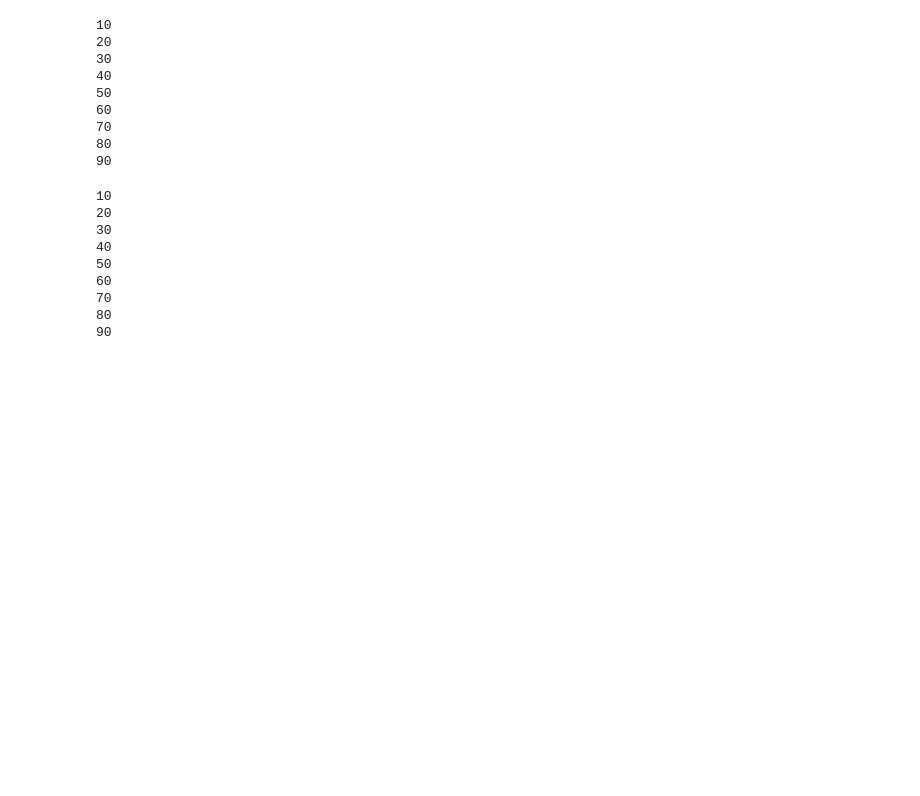
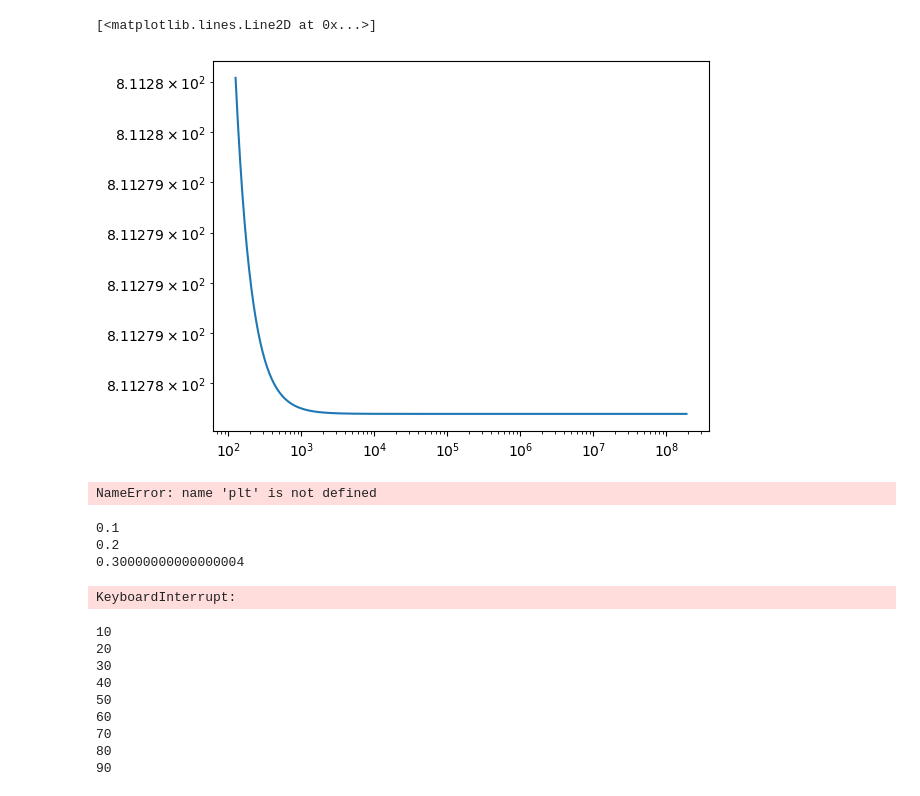
Before and after one commit to mukims/network_resistance, a Jupyter notebook: 3D_brick.ipynb, the cells around one changed output. Cells and saved outputs as stored; diff of their text form; code cells hidden in the pictures; blank space fills up the shorter version.

```diff
--- a/3D_brick.ipynb
+++ b/3D_brick.ipynb
@@ -108,16 +132,20 @@ def generate_random_values(mean, std, seed, num_edges):
     return np.abs(np.random.normal(mean, std, num_edges))
 # %%
 #create_graph(layers,seed)
-def matrix_interactions(seed, depth, std):
-    grid,a,b = create_3d_graph(2, seed, depth)
+def matrix_interactions(seed,R, std,w):
+    grid = graph(100)
     num_edges = grid.number_of_edges()
     nodes = grid.number_of_nodes()
     np.random.seed(seed)
-    h= int(0.00001 * num_edges)
+#    h= int(0.00001 * num_edges)
 
-    cap_values = np.abs(1 * np.concatenate((generate_random_values(100, std, seed, num_edges-h),generate_random_values(0.001, 0, seed, h))))
-    np.random.shuffle(cap_values)
-    interactions = 1 / cap_values
+#    cap_values = np.abs(generate_random_values(1, 0, seed, num_edges))
+    rns = np.abs(generate_random_values(R, std, seed, num_edges))
+    rj = np.abs(generate_random_values(1, std, seed, num_edges))
+#    np.random.shuffle(cap_values)
+    np.random.shuffle(rns)
+    np.random.shuffle(rj)
+    interactions = 1 / (rns+rj/(1+(w*rj*1)**2))
     #print(cap_values)
 
     # Initialize adjacency matrix with correct dimensions
@@ -146,5 +174,11 @@ def matrix_interactions(seed, depth, std):
     # Invert the matrix (assuming adjM is negative definite)
     MI = spla.inv(-1 * adjM.tocsc())
 
-    return MI,a,b
+
+    return MI
+# %%
+imp = pd.read_csv(f'/home/shardul/impedance_exp/nyquist/Impedance NbMoSe2.csv',delimiter=',')
+new_imp = pd.DataFrame()
+new_imp["freq"] = pd.to_numeric(imp.dropna(subset = 'ang freq',inplace = False)['ang freq'],errors='coerce').dropna()
+freq=np.array(new_imp['freq'])
 # %%
@@ -152,4 +189,7 @@ n= matrix_interactions(1, 3, 1)
 # %%
-def R(seed,depth,std):
-    MI,a,b = matrix_interactions(seed,depth,std)
-    return MI[a, a] + MI[b, b] - MI[a,b] - MI[b, a]
+def R(seed,R1,std,w):
+    MI = matrix_interactions(seed,R1,std,w)
+    print(w)
+    return MI[0, 0] + MI[2499,2499] - MI[0,2499] - MI[2499,0]
+# %%
+x1=[R(1,10,1,w) for w in freq]
@@ -156,2 +214,8 @@ def R(seed,depth,std):
+# %%
+plt.loglog(freq,x1)
+#plt.ylim(0,2000)
+# %% [output]
+[<matplotlib.lines.Line2D at 0x...>]
+[figure, added]
 # %%
 df1 = pd.DataFrame()
@@ -158,18 +228,18 @@ df1 = pd.DataFrame()
+# %%
+plt.plot(np.array(df1['Z_<function R at 0x70d4883851c0>']))
+plt.ylim(0,200)
+# %% [output]
+NameError: name 'plt' is not defined
 # %%
-for depth in np.arange(10,100,10):
-    print(depth)
-    joop=[np.mean([R(seed,depth,std) for seed in range(100)]) for std in np.arange(0,70,5)]
-    df1[f"{depth}_roop"] = joop
+for R1 in np.arange(0.1,2,0.1):
+    print(R1)
+    joop=[np.mean([R(seed,100,R1,0.5,w) for seed in range(100)]) for w in freq]
+    df1[f'Z_{R}'] = joop
 # %% [output]
-10
-20
-30
-40
-50
-60
-70
-80
-90
+0.1
+0.2
+0.30000000000000004
+KeyboardInterrupt:
 # %%
 # depth decides # no of flakes in the box
 def create_3d_graph_ip(layers, seed, depth):
```
Also changed, not shown: parts of 9 cells of this notebook.
